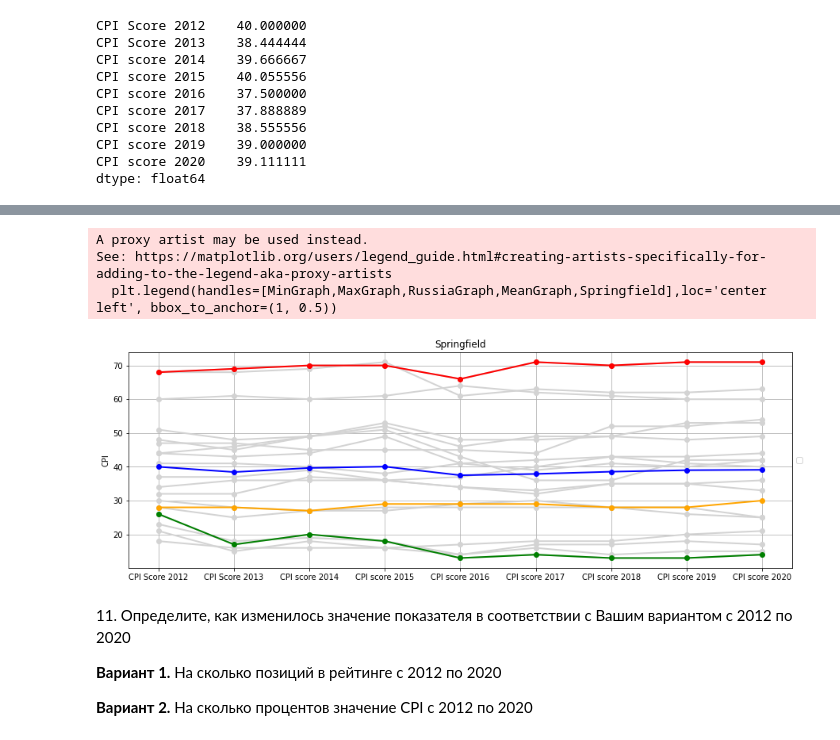
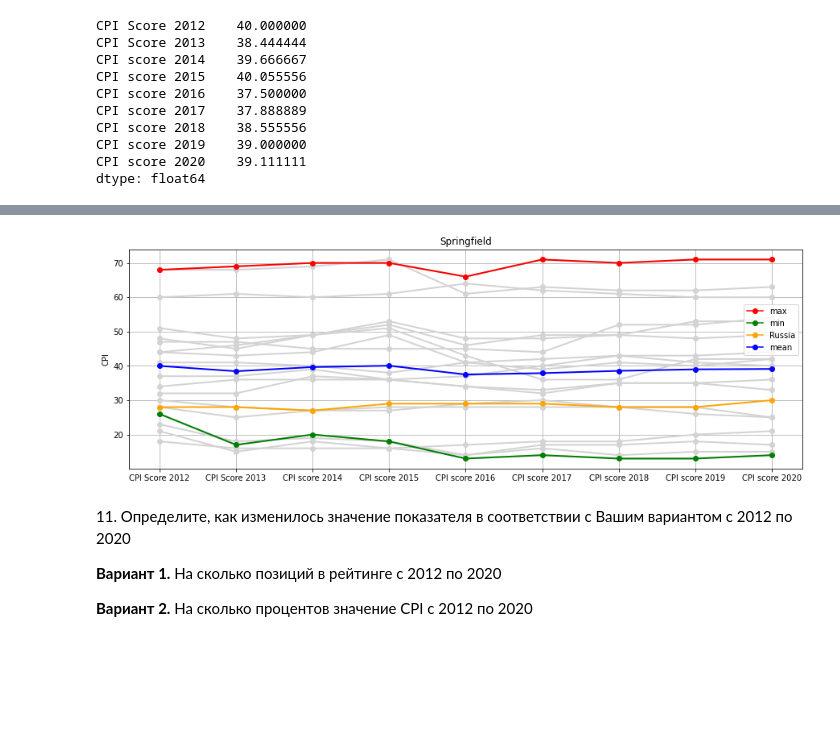
Before and after one commit to Usoshin/MLMeth, a Jupyter notebook: notebooks/A1_Descriptive_Analysis.ipynb, the cells around one changed output, grey strips where cells are left out. Saved outputs shown, nothing was run; the diff lists cells and outputs as text; code cells hidden in the pictures; blank space fills up the shorter version.

```diff
--- a/notebooks/A1_Descriptive_Analysis.ipynb
+++ b/notebooks/A1_Descriptive_Analysis.ipynb
@@ -201,34 +201,38 @@ dtype: float64
 </div>
 # %%
 # Ваш код
+import matplotlib.lines as lines # для легенды отдельной
+
 Min = regCPI[regCPI["Country"] == CountryMin]
-Min = Min[columns]
+Min = Min[columns] # датафрейм страны с минимальным cpi 2020
 
 Max = regCPI[regCPI["Country"] == CountryMax]
-Max = Max[columns]
+Max = Max[columns] # датафрейм страны с максимальным cpi 2020
 
 Russia = cpiRanking[cpiRanking["Country"] == 'Russia']
-Russia = Russia[columns]
+Russia = Russia[columns] # Россия
+# Рисуем все серым
+Springfield = CPIregScore.T.plot(figsize=(15,5), grid = True, title = "Springfield", linewidth = 2, legend = False, marker="o", color = 'lightgrey')
+# отдельные настройки для того что нужно выделить
+Min.T.plot( linewidth = 2, marker="o", grid = True,legend = False, color = 'green',  ax = Springfield)
 
-Springfield = CPIregScore.T.plot(figsize=(15,5), grid = True, title = "Springfield", linewidth = 2, legend = False, marker="o", color = 'lightgrey')
+Max.T.plot( linewidth = 2, marker="o", grid = True,legend = False, color = 'red',     ax = Springfield)
 
-MinGraph = Min.T.plot( linewidth = 2, marker="o", grid = True, color = 'green',   ax = Springfield, label = "1")
+Russia.T.plot( linewidth = 2, marker="o", grid = True,legend = False, color = 'orange',  ax = Springfield)
 
-MaxGraph = Max.T.plot( linewidth = 2, marker="o", grid = True, color = 'red',     ax = Springfield, label = "2")
-
-RussiaGraph = Russia.T.plot( linewidth = 2, marker="o", grid = True, color = 'orange',  ax = Springfield, label = "3")
-
-MeanGraph = Mean.T.plot( linewidth = 2, marker="o", grid = True, color = 'blue',    ax = Springfield, label = "4")
-
-plt.legend(handles=[MinGraph,MaxGraph,RussiaGraph,MeanGraph,Springfield],loc='center left', bbox_to_anchor=(1, 0.5))
+Mean.T.plot( linewidth = 2, marker="o", grid = True,legend = False, color = 'blue',    ax = Springfield)
+#формируем легенду
+maxCPI = lines.Line2D([], [], color='red', marker='o', label='max')
+minCPI = lines.Line2D([], [], color='green', marker='o', label='min')
+rusCPI = lines.Line2D([], [], color='orange', marker='o', label="Russia")
+meanCPI = lines.Line2D([], [], color='blue', marker='o', label="mean")
+plt.legend(handles=[maxCPI,minCPI,rusCPI,meanCPI],loc='lower right', bbox_to_anchor=(1, 0.5))
+# подпись оси
 ax = plt.subplot()
 ax.set_ylabel('CPI')
 plt.show()
 # %% [output]
-A proxy artist may be used instead.
-See: https://matplotlib.org/users/legend_guide.html#creating-artists-specifically-for-adding-to-the-legend-aka-proxy-artists
-  plt.legend(handles=[MinGraph,MaxGraph,RussiaGraph,MeanGraph,Springfield],loc='center left', bbox_to_anchor=(1, 0.5))
-[figure, old version]
+[figure, new version]
 # %% [markdown]
 <p>11. Определите, как изменилось значение показателя в соответствии с Вашим вариантом с 2012 по 2020</p>
 <p><b>Вариант 1.</b> На сколько позиций в рейтинге c 2012 по 2020</p>
```
Also changed, not shown: parts of 12 cells of this notebook.
